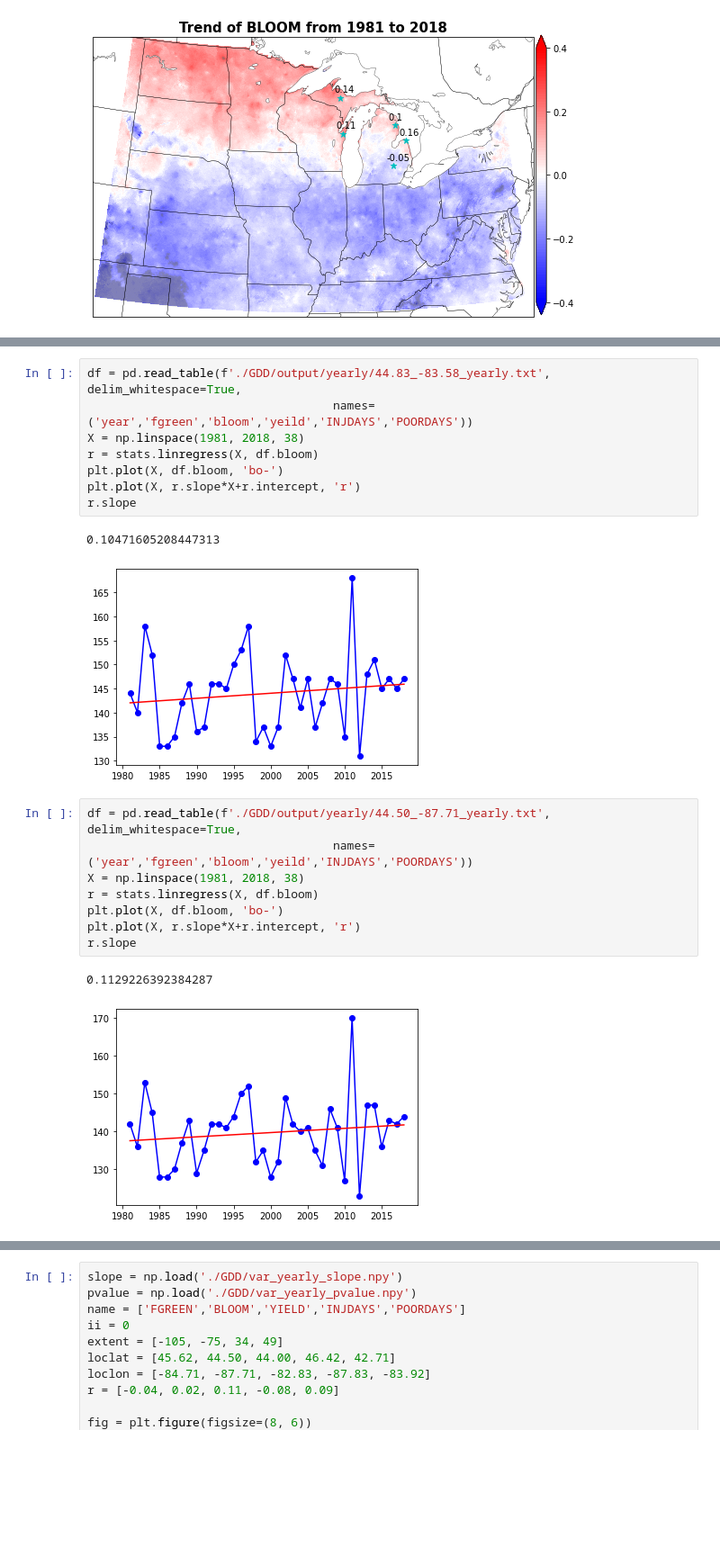
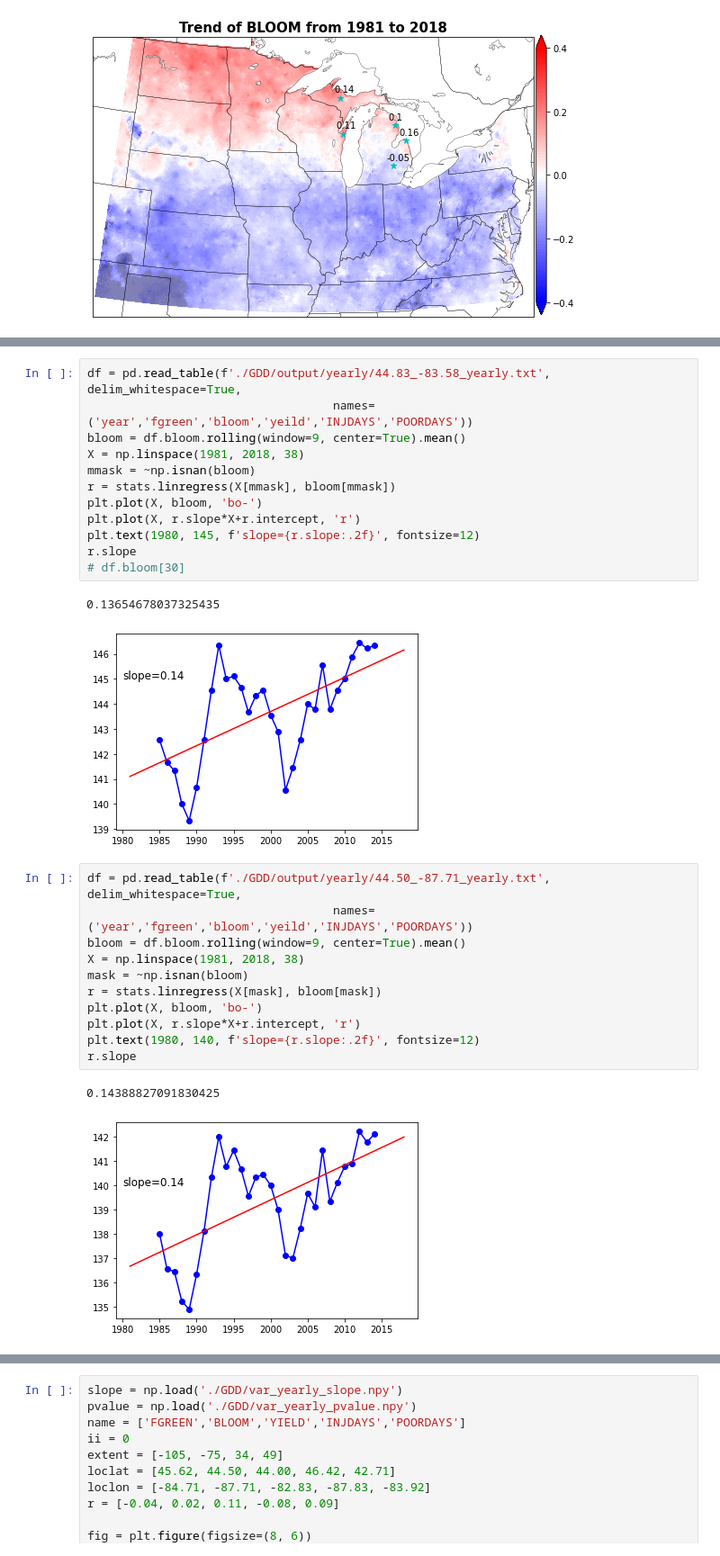
Before and after one commit to Diane1306/ERA5_PRISM, a Jupyter notebook: GDD.ipynb, the cells around one changed output, grey strips where cells are left out. Shown at 90% size. Cells and saved outputs as stored; diff of their text form; blank space fills up the shorter version.

```diff
--- a/GDD.ipynb
+++ b/GDD.ipynb
@@ -328,25 +407,32 @@ plt.savefig(f'./plot/PRISM/{name[ii]}_trend_star.png')
 # %%
 df = pd.read_table(f'./GDD/output/yearly/44.83_-83.58_yearly.txt', delim_whitespace=True,
                                    names=('year','fgreen','bloom','yeild','INJDAYS','POORDAYS'))
+bloom = df.bloom.rolling(window=9, center=True).mean()
 X = np.linspace(1981, 2018, 38)
-r = stats.linregress(X, df.bloom)
-plt.plot(X, df.bloom, 'bo-')
+mmask = ~np.isnan(bloom)
+r = stats.linregress(X[mmask], bloom[mmask])
+plt.plot(X, bloom, 'bo-')
 plt.plot(X, r.slope*X+r.intercept, 'r')
+plt.text(1980, 145, f'slope={r.slope:.2f}', fontsize=12)
 r.slope
+# df.bloom[30]
 # %% [output]
-0.10471605208447313
+0.13654678037325435
-[figure, old version]
+[figure, new version]
 # %%
 df = pd.read_table(f'./GDD/output/yearly/44.50_-87.71_yearly.txt', delim_whitespace=True,
                                    names=('year','fgreen','bloom','yeild','INJDAYS','POORDAYS'))
+bloom = df.bloom.rolling(window=9, center=True).mean()
 X = np.linspace(1981, 2018, 38)
-r = stats.linregress(X, df.bloom)
-plt.plot(X, df.bloom, 'bo-')
+mask = ~np.isnan(bloom)
+r = stats.linregress(X[mask], bloom[mask])
+plt.plot(X, bloom, 'bo-')
 plt.plot(X, r.slope*X+r.intercept, 'r')
+plt.text(1980, 140, f'slope={r.slope:.2f}', fontsize=12)
 r.slope
 # %% [output]
-0.1129226392384287
+0.14388827091830425
-[figure, old version]
+[figure, new version]
 # %%
 df = pd.read_table(f'./GDD/output/yearly/44.00_-82.83_yearly.txt', delim_whitespace=True,
                                    names=('year','fgreen','bloom','yeild','INJDAYS','POORDAYS'))
```
Also changed, not shown: parts of 17 cells of this notebook, 1 other file.
